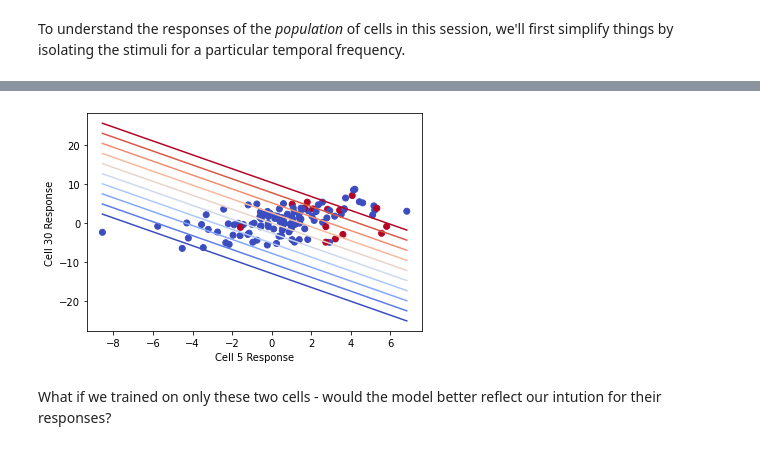
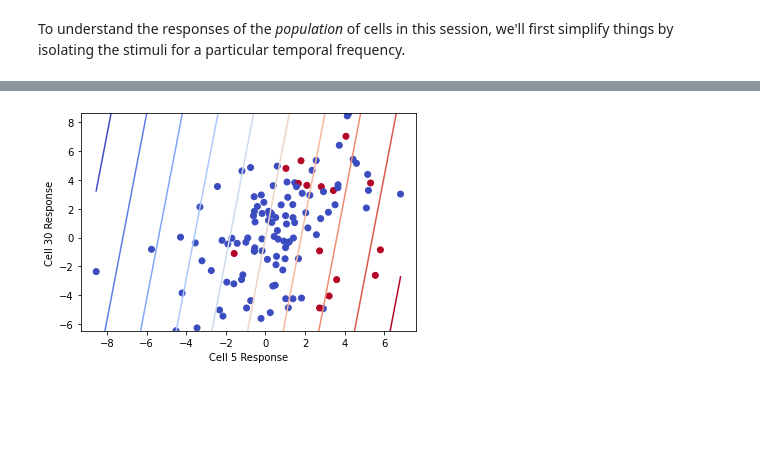
Before and after one commit to AllenSWDB/TReND_2024, a Jupyter notebook: code/Day 2 - population decoding.ipynb, the cells around one changed output, grey strips where cells are left out. Drawn from its saved outputs; the diff is of its cells as text; code cells hidden in the pictures; blank space fills up the shorter version.

```diff
--- a/code/Day 2 - population decoding.ipynb
+++ b/code/Day 2 - population decoding.ipynb
@@ -20,11 +19,20 @@ mean_sweep_response = dg.mean_sweep_response
+# %%
+
+mean_sweep_response = dg.mean_sweep_response
+mean_sweep_response = mean_sweep_response.drop(columns=['dx'])
+mean_sweep_response.columns = mean_sweep_response.columns.astype(int)
+
+stim_table = dg.stim_table
+mean_sweep_response = mean_sweep_response[stim_table['blank_sweep'] == False]
+stim_table = stim_table[stim_table['blank_sweep'] == False]
 # %% [markdown]
 To understand the responses of the *population* of cells in this session, we'll first simplify things by isolating the stimuli for a particular temporal frequency.
 # %%
 # Ex:
 # Use the information in the stimulus table to select a subset of responses at a particular temporal frequency
-# Drop the running speed column also, as before
-selected_sweeps = (dg.stim_table['temporal_frequency'] == 2.0)
-selected_responses = mean_sweep_response[selected_sweeps].drop(columns=['dx'])
+
+selected_sweeps = (stim_table['temporal_frequency'] == 2.0)
+selected_responses = mean_sweep_response[selected_sweeps]
 # %% [markdown]
 ## Classification problems
 
@@ -34,5 +44,6 @@ The conventional notation for this type of problem is to represent the training
 # %%
-
+cells_index = [5, 30]
 # Create a binary indicator for orientation == 0
-y = (dg.stim_table.loc[selected_sweeps, 'orientation'] == 0).astype(int)
-X = selected_responses
+y = (stim_table.loc[selected_sweeps, 'orientation'] == 0).astype(int)
+X = selected_responses.loc[:, cells_index]
+X.shape
@@ -88,37 +86,33 @@ import matplotlib.pyplot as plt
 import numpy as np
 %matplotlib inline
 # %%
-# these randomly chosen cells are not bad, maybe actually better than the above?
-cells_plot = [5, 30]
+
 # Get the responses of the selected cells
 
-# TODO: maybe change dataframe to int vs string columns?
-cell1_responses = selected_responses.loc[:, str(cells_plot[0])]
-cell2_responses = selected_responses.loc[:, str(cells_plot[1])]
+cell1_responses = selected_responses.loc[:, cells_index[0]]
+cell2_responses = selected_responses.loc[:, cells_index[1]]
 plt.scatter(cell1_responses, cell2_responses, c=y, cmap='coolwarm')
 
 # Add a line showing the dividing line from the parameters of the classifier
 coef = model.coef_[0]
 
 x_line = np.linspace(cell1_responses.min(), cell1_responses.max(), 100)
 
 n = 10  # number of colors
 # Get coolwarm colormap
 cmap = plt.cm.coolwarm
 # Generate a list of n colors from cool to warm
 colors = [cmap(i) for i in np.linspace(0, 1, n)]
 
 for i in range(n):
-    y_line = ((i-n/2)/20 - coef[cells_plot[0]] * x_line) / coef[cells[1]]
+    y_line = ((i-n/2) - coef[0] * x_line) / coef[1]
     plt.plot(x_line, y_line, color=colors[i])
 
 # Set the labels and title
-plt.xlabel(f'Cell {cells_plot[0]} Response')
-plt.ylabel(f'Cell {cells_plot[1]} Response')
-
+plt.xlabel(f'Cell {cells_index[0]} Response')
+plt.ylabel(f'Cell {cells_index[1]} Response')
+plt.ylim(cell2_responses.min(), cell2_responses.max())
 # Show the plot
 plt.show()
 # %% [output]
-[figure, old version]
+[figure, new version]
-# %% [markdown]
-What if we trained on only these two cells - would the model better reflect our intution for their responses?
```
Also changed, not shown: parts of 38 cells of this notebook.
